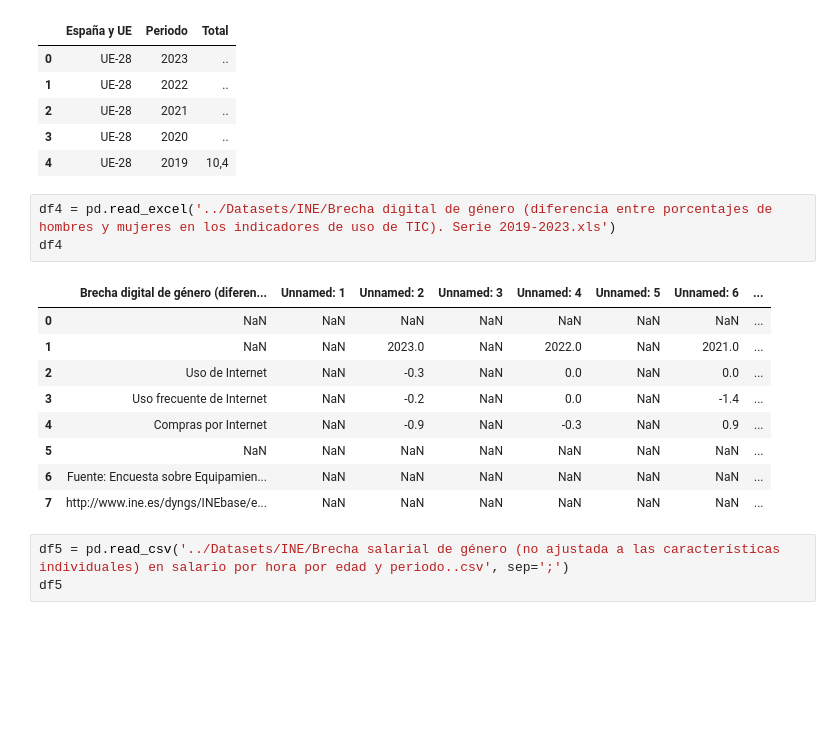
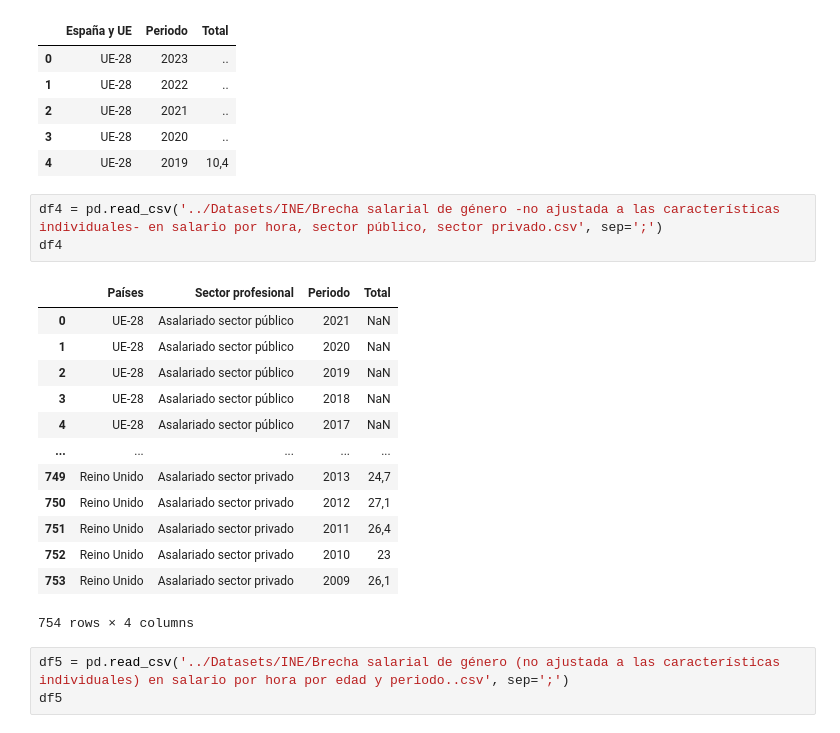
Before and after one commit to Aniitaa7/pairprogramming-mod-4-sprint-2-ANA_MARIA, a Jupyter notebook: jupyters/EDA-INE.ipynb, the cells around one changed output. Saved outputs shown, nothing was run; the diff lists cells and outputs as text; blank space fills up the shorter version.

```diff
--- a/jupyters/EDA-INE.ipynb
+++ b/jupyters/EDA-INE.ipynb
@@ -79,19 +93,23 @@ df3.head()
 | 2 | UE-28 | 2021 | .. |
 | 3 | UE-28 | 2020 | .. |
 | 4 | UE-28 | 2019 | 10,4 |
-# %%
-df4 = pd.read_excel('../Datasets/INE/Brecha digital de género (diferencia entre porcentajes de hombres y mujeres en los indicadores de uso de TIC). Serie 2019-2023.xls')
-df4
-# %% [output]
-|  | Brecha digital de género (diferen... | Unnamed: 1 | Unnamed: 2 | Unnamed: 3 | Unnamed: 4 | Unnamed: 5 | Unnamed: 6 | ... |
-| 0 | NaN | NaN | NaN | NaN | NaN | NaN | NaN | ... |
-| 1 | NaN | NaN | 2023.0 | NaN | 2022.0 | NaN | 2021.0 | ... |
-| 2 | Uso de Internet | NaN | -0.3 | NaN | 0.0 | NaN | 0.0 | ... |
-| 3 | Uso frecuente de Internet | NaN | -0.2 | NaN | 0.0 | NaN | -1.4 | ... |
-| 4 | Compras por Internet | NaN | -0.9 | NaN | -0.3 | NaN | 0.9 | ... |
-| 5 | NaN | NaN | NaN | NaN | NaN | NaN | NaN | ... |
-| 6 | Fuente: Encuesta sobre Equipamien... | NaN | NaN | NaN | NaN | NaN | NaN | ... |
-| 7 | http://www.ine.es/dyngs/INEbase/e... | NaN | NaN | NaN | NaN | NaN | NaN | ... |
+# %%
+df4 = pd.read_csv('../Datasets/INE/Brecha salarial de género -no ajustada a las características individuales- en salario por hora, sector público, sector privado.csv', sep=';')
+df4
+# %% [output]
+|  | Países | Sector profesional | Periodo | Total |
+| 0 | UE-28 | Asalariado sector público | 2021 | NaN |
+| 1 | UE-28 | Asalariado sector público | 2020 | NaN |
+| 2 | UE-28 | Asalariado sector público | 2019 | NaN |
+| 3 | UE-28 | Asalariado sector público | 2018 | NaN |
+| 4 | UE-28 | Asalariado sector público | 2017 | NaN |
+| ... | ... | ... | ... | ... |
+| 749 | Reino Unido | Asalariado sector privado | 2013 | 24,7 |
+| 750 | Reino Unido | Asalariado sector privado | 2012 | 27,1 |
+| 751 | Reino Unido | Asalariado sector privado | 2011 | 26,4 |
+| 752 | Reino Unido | Asalariado sector privado | 2010 | 23 |
+| 753 | Reino Unido | Asalariado sector privado | 2009 | 26,1 |
+754 rows × 4 columns
 # %%
 df5 = pd.read_csv('../Datasets/INE/Brecha salarial de género (no ajustada a las características individuales) en salario por hora por edad y periodo..csv', sep=';')
 df5
```
Also changed, not shown: parts of 27 cells of this notebook.
